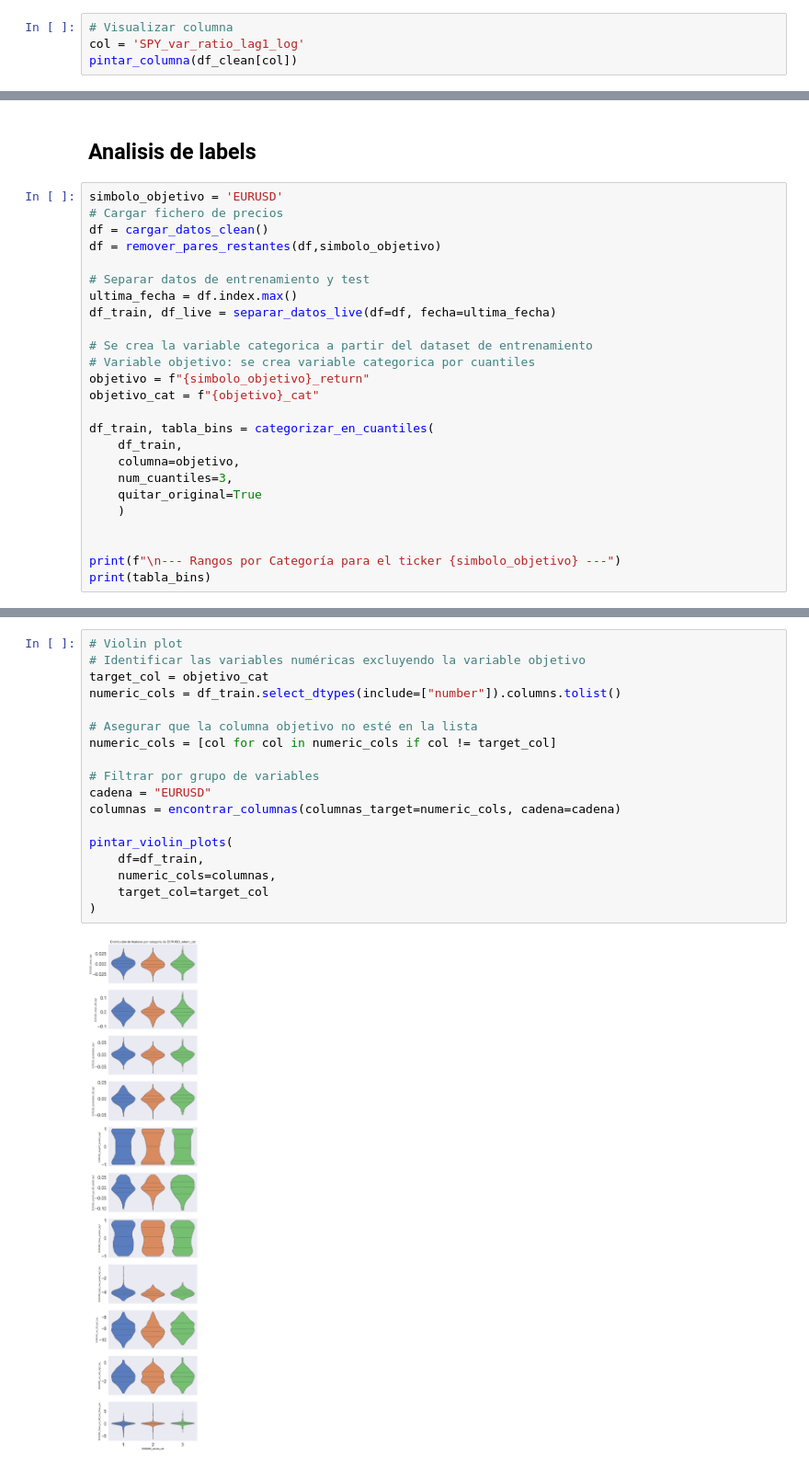
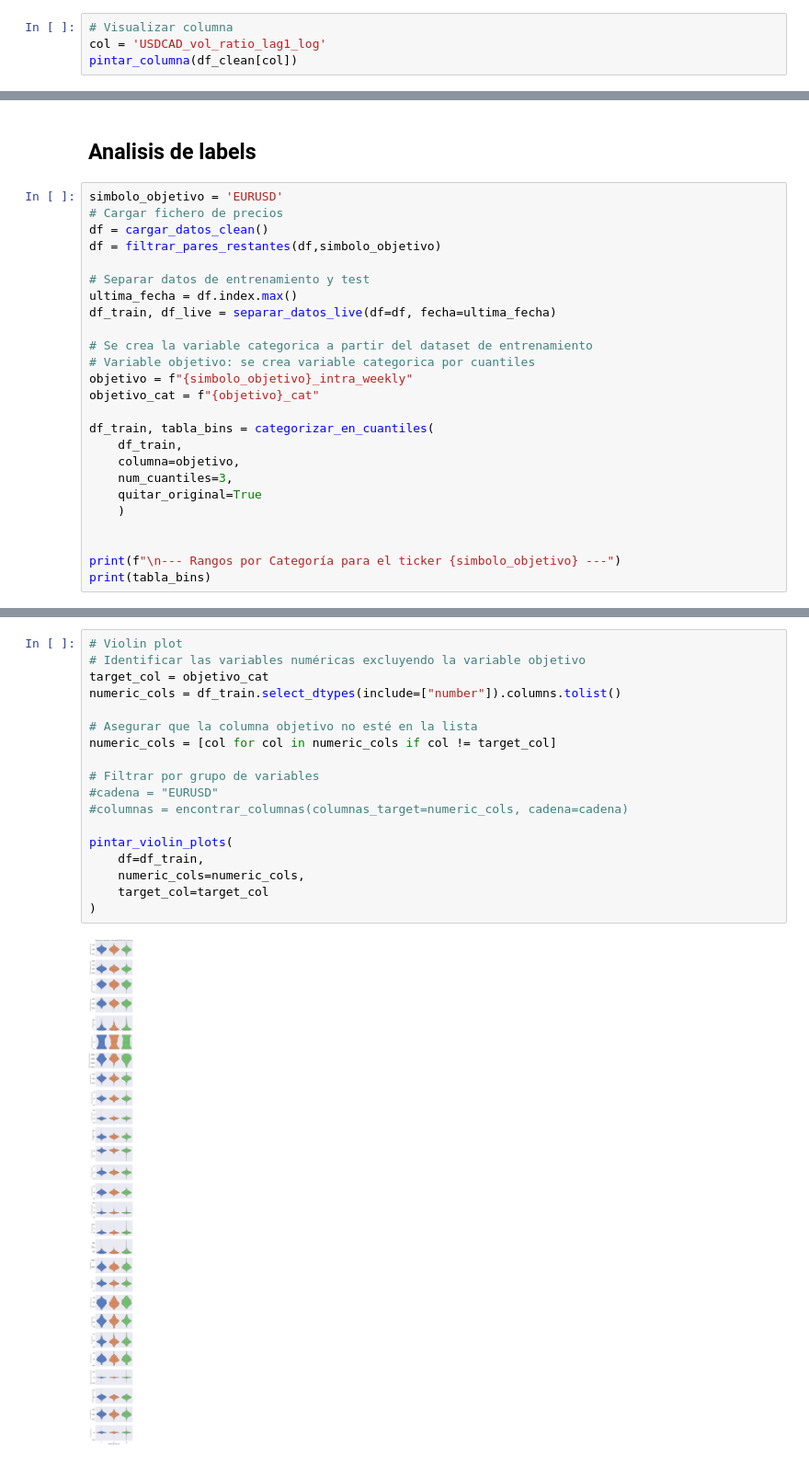
Before and after one commit to sebakremis/ForexMiner, a Jupyter notebook: notebook_EDA.ipynb, the cells around one changed output, grey strips where cells are left out. Shown at 92% size. Saved outputs shown, nothing was run; the diff lists cells and outputs as text.

```diff
--- a/notebook_EDA.ipynb
+++ b/notebook_EDA.ipynb
@@ -96,6 +95,6 @@ AUDUSD_Open_pct_diff_last_Close_yeo   -0.849467
 # %%
 # Visualizar columna
-col = 'SPY_var_ratio_lag1_log'
+col = 'USDCAD_vol_ratio_lag1_log'
 pintar_columna(df_clean[col])
 # %% [output]
 Cont
@@ -127,7 +126,7 @@ top_correlaciones(df=df_clean, top_n=30)
 simbolo_objetivo = 'EURUSD'
 # Cargar fichero de precios
 df = cargar_datos_clean()
-df = remover_pares_restantes(df,simbolo_objetivo)
+df = filtrar_pares_restantes(df,simbolo_objetivo)
 
 # Separar datos de entrenamiento y test
 ultima_fecha = df.index.max()
@@ -135,7 +134,7 @@ df_train, df_live = separar_datos_live(df=df, fecha=ultima_fecha)
 
 # Se crea la variable categorica a partir del dataset de entrenamiento
 # Variable objetivo: se crea variable categorica por cuantiles
-objetivo = f"{simbolo_objetivo}_return"
+objetivo = f"{simbolo_objetivo}_intra_weekly"
 objetivo_cat = f"{objetivo}_cat"
 
 df_train, tabla_bins = categorizar_en_cuantiles(
@@ -165,20 +164,20 @@ Name: count, dtype: int64
 # %%
 # Violin plot
 # Identificar las variables numéricas excluyendo la variable objetivo
 target_col = objetivo_cat
 numeric_cols = df_train.select_dtypes(include=["number"]).columns.tolist()
 
 # Asegurar que la columna objetivo no esté en la lista
 numeric_cols = [col for col in numeric_cols if col != target_col]
 
 # Filtrar por grupo de variables
-cadena = "EURUSD"
-columnas = encontrar_columnas(columnas_target=numeric_cols, cadena=cadena)
+#cadena = "EURUSD"
+#columnas = encontrar_columnas(columnas_target=numeric_cols, cadena=cadena)
 
 pintar_violin_plots(
     df=df_train,
-    numeric_cols=columnas,
+    numeric_cols=numeric_cols,
     target_col=target_col
 )
 # %% [output]
-[figure, old version]
+[figure, new version]
```
Also changed, not shown: parts of 8 cells of this notebook, 2 other files.
